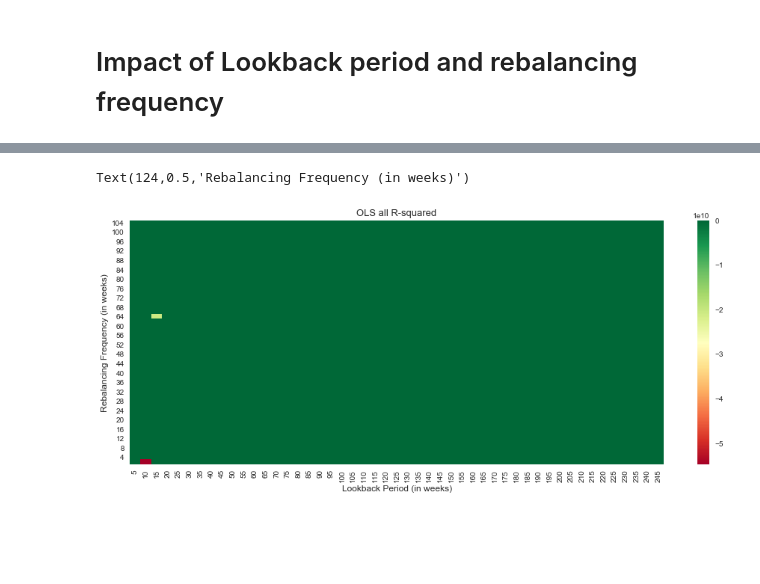
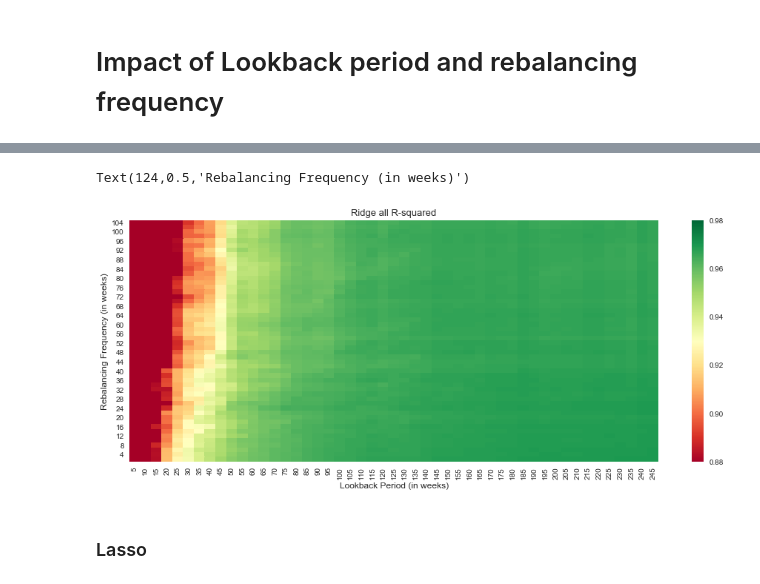
Before and after one commit to gwigniolle/Hedge-Fund-Replication, a Jupyter notebook: OLS Regression on SX5E.ipynb, the cells around one changed output, grey strips where cells are left out. Drawn from its saved outputs; the diff is of its cells as text; code cells hidden in the pictures; blank space fills up the shorter version.

```diff
--- a/OLS Regression on SX5E.ipynb
+++ b/OLS Regression on SX5E.ipynb
@@ -592,9 +718,45 @@ correl_ols_all = correl_ols_all.reindex_axis(sorted(correl_ols_all.columns), axi
+# %%
+returns_lg = prices_lg_all.resample("7D").first().pct_change().dropna()
+prices_for_track_lg = prices_lg_all.iloc[-2570:].drop("BNPIFEU", axis=1)
+
+
+lookback_list = range(5, 250, 5)
+freq_list = range(2, 105, 2)
+
+te_ridge_all = pd.DataFrame(index=freq_list)
+r2_ridge_all = pd.DataFrame(index=freq_list)
+correl_ridge_all = pd.DataFrame(index=freq_list)
+
+for lookback in lookback_list:
+    sx5e_lg = returns_lg[["BNPIFEU"]].iloc[-513-lookback:]
+    bch_lg = returns_lg.drop("BNPIFEU", axis=1).iloc[-513-lookback:]
+
+    for frequency in freq_list:
+
+        df_weight_ridge = ridge_regression(sx5e_lg, bch_lg, lookback, frequency, l=1e-3)
+        replication_ridge = make_track(prices_for_track_lg, df_weight_ridge)
+        df_r['Ridge'] = replication_ridge
+
+        returns_track = df_r.pct_change().dropna()
+        corr = returns_track.corr(method="pearson")['BNPIFEU'].drop('BNPIFEU').iloc[0]
+        feu = returns_track['BNPIFEU']
+        returns_track = returns_track.drop('BNPIFEU', axis=1)
+
+        te_ridge_all.loc[frequency, lookback] = (returns_track.T - feu.values).std(axis=1).iloc[0]
+        r2_ridge_all.loc[frequency, lookback] = 1 - ((returns_track.T - feu.values).var(axis=1) / feu.values.var()).iloc[0]
+        correl_ridge_all.loc[frequency, lookback] = corr
+
+te_ridge_all = te_ridge_all.reindex_axis(sorted(te_ridge_all.columns), axis=1).sort_index(ascending=False)
+r2_ridge_all = r2_ridge_all.reindex_axis(sorted(r2_ridge_all.columns), axis=1).sort_index(ascending=False)
+correl_ridge_all = correl_ridge_all.reindex_axis(sorted(correl_ridge_all.columns), axis=1).sort_index(ascending=False)
 # %%
 fig, ax = plt.subplots(figsize=(16,6))
-sns.heatmap(r2_ols_all.loc[:,:].sort_index(ascending=False), ax=ax, cmap='RdYlGn')
-ax.set_title('OLS all R-squared', fontsize=13)
+sns.heatmap(r2_ridge_all, ax=ax, cmap='RdYlGn', vmin=vmin, vmax=vmax, center=center)
+ax.set_title('Ridge all R-squared', fontsize=13)
 ax.set_xlabel("Lookback Period (in weeks)", fontsize=12)
 ax.set_ylabel("Rebalancing Frequency (in weeks)", fontsize=12)
 # %% [output]
 Text(124,0.5,'Rebalancing Frequency (in weeks)')
-[figure, old version]
+[figure, new version]
+# %% [markdown]
+### Lasso
```
Also changed, not shown: parts of 33 cells of this notebook, 2 other files.
